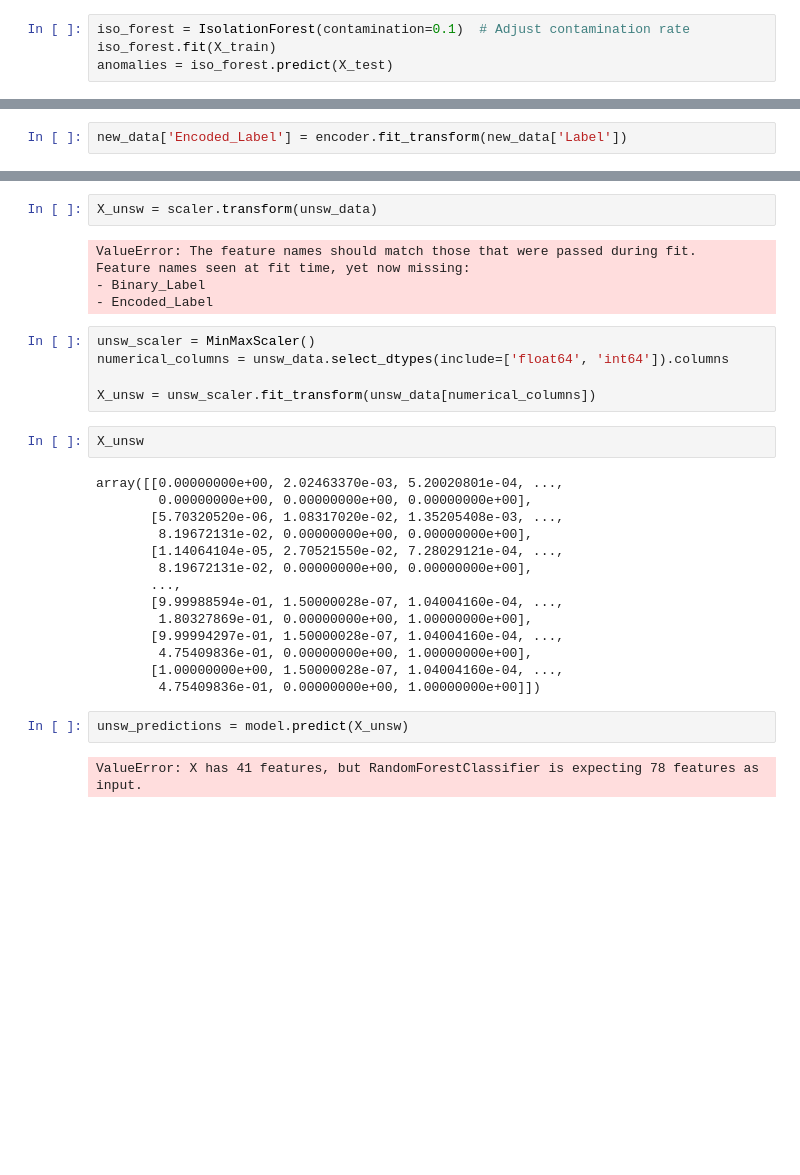
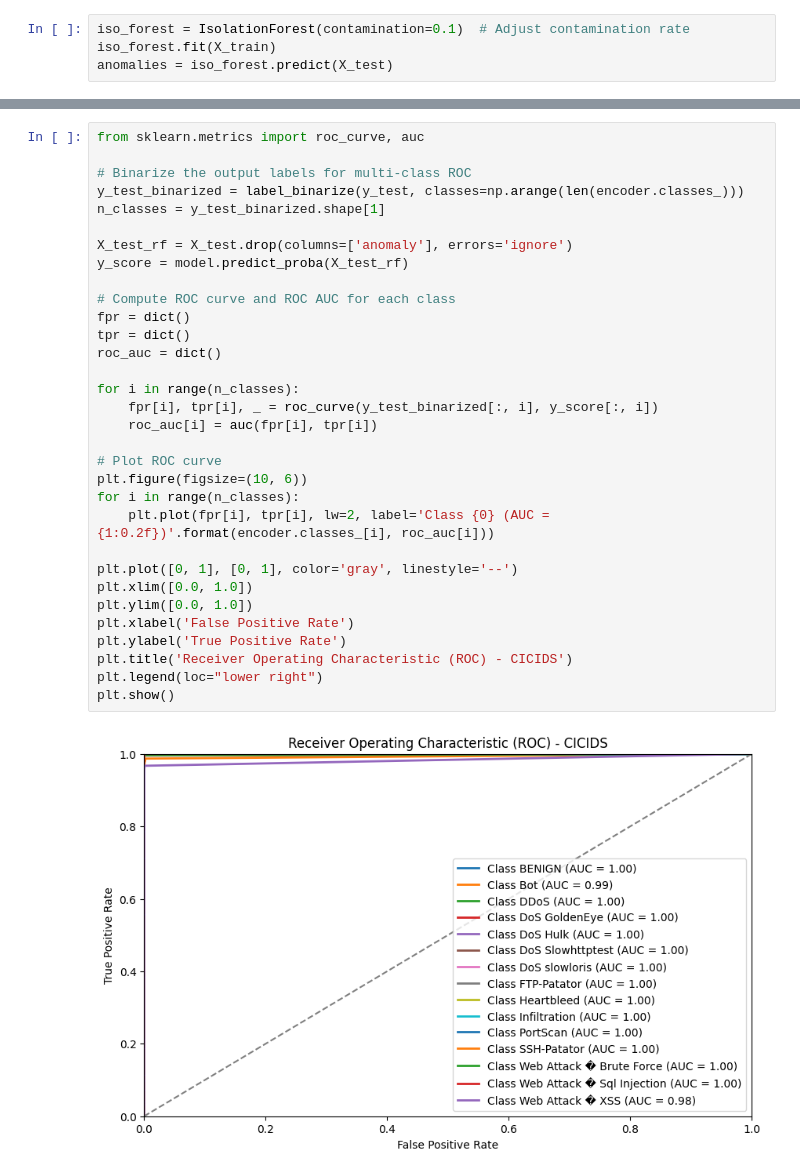
Before and after one commit to noyon-360/ML-anomaly-detection, a Jupyter notebook: cic_ids_2017_marge_2.ipynb, the cells around one changed output, grey strips where cells are left out. Drawn from its saved outputs; the diff is of its cells as text; blank space fills up the shorter version.

```diff
--- a/cic_ids_2017_marge_2.ipynb
+++ b/cic_ids_2017_marge_2.ipynb
@@ -347,2 +312,0 @@ Name: count, dtype: int64
-# %%
-new_data['Encoded_Label'] = encoder.fit_transform(new_data['Label'])
@@ -424,32 +313,34 @@ unsw_data
-# %%
-X_unsw = scaler.transform(unsw_data)
-# %% [output]
-ValueError: The feature names should match those that were passed during fit.
-Feature names seen at fit time, yet now missing:
-- Binary_Label
-- Encoded_Label
-# %%
-unsw_scaler = MinMaxScaler()
-numerical_columns = unsw_data.select_dtypes(include=['float64', 'int64']).columns
-
-X_unsw = unsw_scaler.fit_transform(unsw_data[numerical_columns])
-# %%
-X_unsw
-# %% [output]
-array([[0.00000000e+00, 2.02463370e-03, 5.20020801e-04, ...,
-        0.00000000e+00, 0.00000000e+00, 0.00000000e+00],
-       [5.70320520e-06, 1.08317020e-02, 1.35205408e-03, ...,
-        8.19672131e-02, 0.00000000e+00, 0.00000000e+00],
-       [1.14064104e-05, 2.70521550e-02, 7.28029121e-04, ...,
-        8.19672131e-02, 0.00000000e+00, 0.00000000e+00],
-       ...,
-       [9.99988594e-01, 1.50000028e-07, 1.04004160e-04, ...,
-        1.80327869e-01, 0.00000000e+00, 1.00000000e+00],
-       [9.99994297e-01, 1.50000028e-07, 1.04004160e-04, ...,
-        4.75409836e-01, 0.00000000e+00, 1.00000000e+00],
-       [1.00000000e+00, 1.50000028e-07, 1.04004160e-04, ...,
-        4.75409836e-01, 0.00000000e+00, 1.00000000e+00]])
-# %%
-unsw_predictions = model.predict(X_unsw)
-# %% [output]
-ValueError: X has 41 features, but RandomForestClassifier is expecting 78 features as input.
+# %%
+from sklearn.metrics import roc_curve, auc
+
+# Binarize the output labels for multi-class ROC
+y_test_binarized = label_binarize(y_test, classes=np.arange(len(encoder.classes_)))
+n_classes = y_test_binarized.shape[1]
+
+X_test_rf = X_test.drop(columns=['anomaly'], errors='ignore')
+y_score = model.predict_proba(X_test_rf)
+
+# Compute ROC curve and ROC AUC for each class
+fpr = dict()
+tpr = dict()
+roc_auc = dict()
+
+for i in range(n_classes):
+    fpr[i], tpr[i], _ = roc_curve(y_test_binarized[:, i], y_score[:, i])
+    roc_auc[i] = auc(fpr[i], tpr[i])
+
+# Plot ROC curve
+plt.figure(figsize=(10, 6))
+for i in range(n_classes):
+    plt.plot(fpr[i], tpr[i], lw=2, label='Class {0} (AUC = {1:0.2f})'.format(encoder.classes_[i], roc_auc[i]))
+
+plt.plot([0, 1], [0, 1], color='gray', linestyle='--')
+plt.xlim([0.0, 1.0])
+plt.ylim([0.0, 1.0])
+plt.xlabel('False Positive Rate')
+plt.ylabel('True Positive Rate')
+plt.title('Receiver Operating Characteristic (ROC) - CICIDS')
+plt.legend(loc="lower right")
+plt.show()
+# %% [output]
+[figure, added]
```
Also changed, not shown: parts of 39 cells of this notebook.
